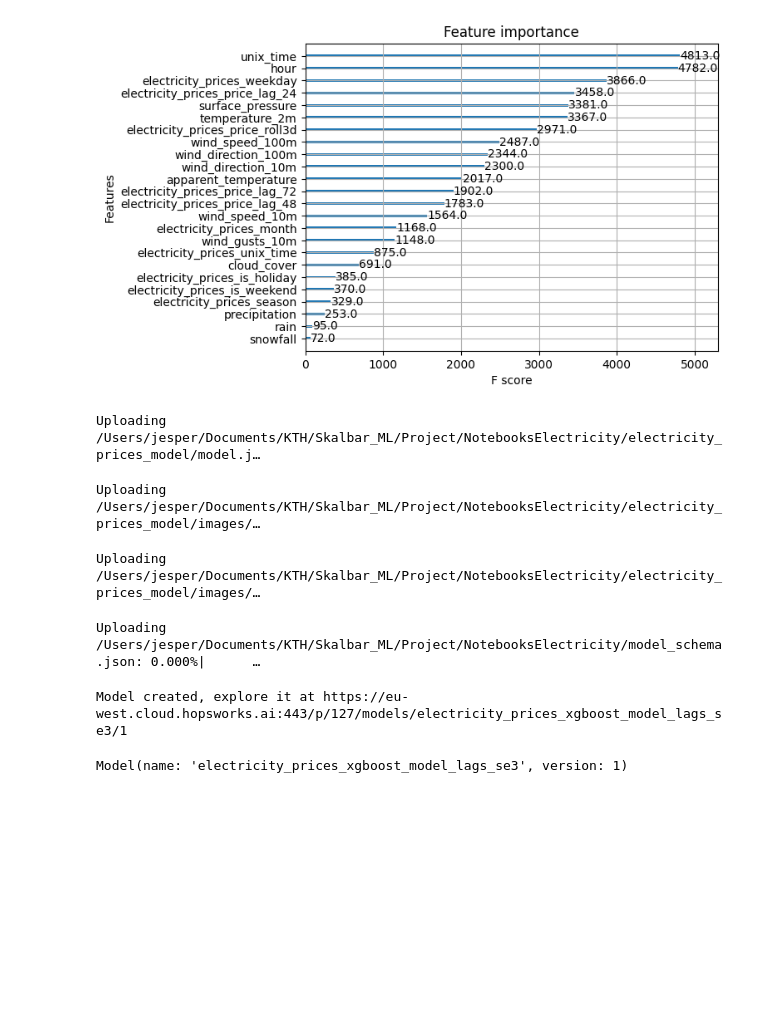
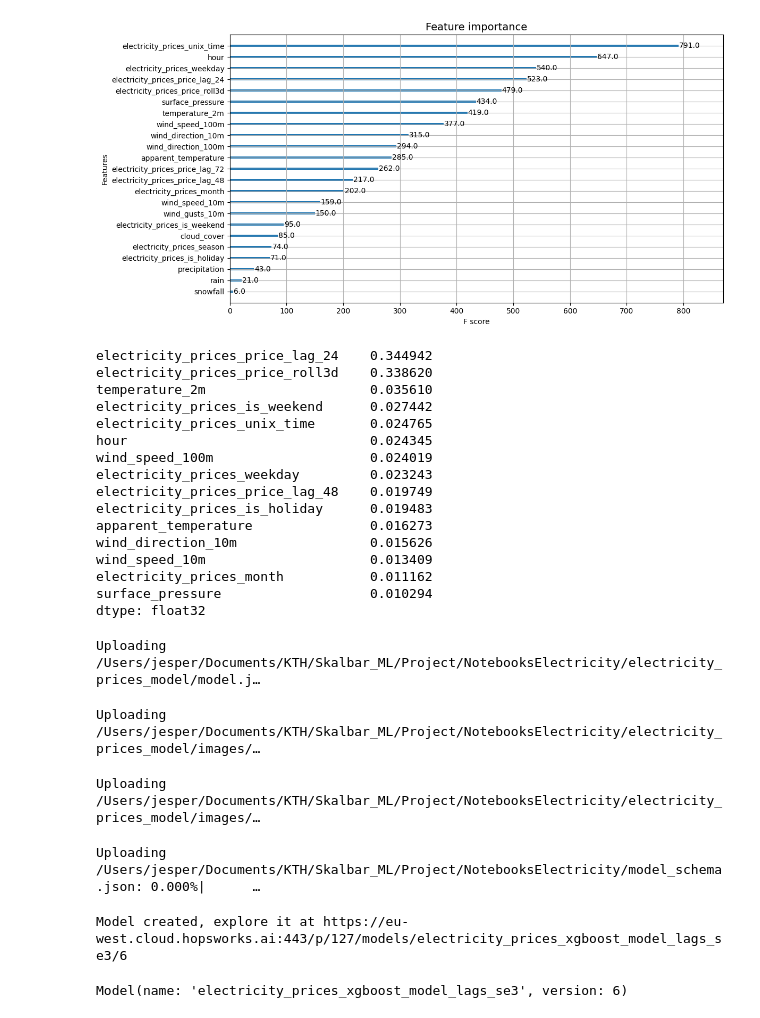
Before and after one commit to Jeppcode/Electricity-Price-Forecast, a Jupyter notebook: NotebooksElectricity/3_electricity_prices_training_pipeline.ipynb, the cells around one changed output. Drawn from its saved outputs; the diff is of its cells as text; code cells hidden in the pictures; blank space fills up the shorter version.

Commit message:
Fixed plots and structure

```diff
--- a/NotebooksElectricity/3_electricity_prices_training_pipeline.ipynb
+++ b/NotebooksElectricity/3_electricity_prices_training_pipeline.ipynb
@@ -173,4 +155,17 @@ X_train
 # %%
-cat_cols = [c for c in X_train.columns if 'price_area' in c]
-X_features = X_train.drop(columns=['date'] + cat_cols)
-X_test_features = X_test.drop(columns=['date'] + cat_cols)
+cat_cols = [c for c in X_train.columns if "price_area" in c]
+
+# Feature matrix
+DROP_UNIX_TIME = True
+
+drop_cols = ["date"] + cat_cols
+if DROP_UNIX_TIME and "unix_time" in X_train.columns:
+    drop_cols += ["unix_time"]
+
+X_features = X_train.drop(columns=drop_cols)
+X_test_features = X_test.drop(columns=drop_cols)
+
+y_train_vec = y_train.iloc[:, 0]
+y_test_vec = y_test.iloc[:, 0]
+
+print(f"Using {X_features.shape[1]} features. Dropped: {drop_cols}")
@@ -273,9 +345,7 @@ df.head(5)
 # %%
-# Creating a directory for the model artifacts if it doesn't exist
+# Artifacts
 model_dir = "electricity_prices_model"
-if not os.path.exists(model_dir):
-    os.mkdir(model_dir)
-images_dir = model_dir + "/images"
-if not os.path.exists(images_dir):
-    os.mkdir(images_dir)
+os.makedirs(model_dir, exist_ok=True)
+images_dir = os.path.join(model_dir, "images")
+os.makedirs(images_dir, exist_ok=True)
 # %%
@@ -295,9 +371,32 @@ plt.show()
 # %%
-# Plotting feature importances using the plot_importance function from XGBoost
-plot_importance(xgb_regressor)
-feature_importance_path = images_dir + "/feature_importance.png"
-plt.savefig(feature_importance_path)
+feature_importance_path = os.path.join(images_dir, "feature_importance.png")
+
+fig_imp, ax_imp = plt.subplots(figsize=(12, 6))
+plot_importance(xgb_regressor, ax=ax_imp)
+ax_imp.set_title("Feature importance", fontsize=14)
+fig_imp.tight_layout()
+fig_imp.savefig(feature_importance_path)
 plt.show()
+plt.close(fig_imp)
+
+fi = pd.Series(xgb_regressor.feature_importances_, index=X_features.columns).sort_values(ascending=False)
+fi.head(15)
 # %% [output]
-[figure, old version]
+[figure, new version]
+electricity_prices_price_lag_24    0.344942
+electricity_prices_price_roll3d    0.338620
+temperature_2m                     0.035610
+electricity_prices_is_weekend      0.027442
+electricity_prices_unix_time       0.024765
+hour                               0.024345
+wind_speed_100m                    0.024019
+electricity_prices_weekday         0.023243
+electricity_prices_price_lag_48    0.019749
+electricity_prices_is_holiday      0.019483
+apparent_temperature               0.016273
+wind_direction_10m                 0.015626
+wind_speed_10m                     0.013409
+electricity_prices_month           0.011162
+surface_pressure                   0.010294
+dtype: float32
 # %%
@@ -311,22 +415,21 @@ res_dict = {
 # %%
 mr = project.get_model_registry()
 
-# Register a per-sensor model name
+# Model registry
 model_name = f"electricity_prices_xgboost_model_lags_{PRICE_AREA.lower()}"
 
-aq_model = mr.python.create_model(
+ep_model = mr.python.create_model(
     name=model_name,
-    metrics= res_dict,
+    metrics=res_dict,
     feature_view=feature_view,
-    description=f"Electricity prices predictor with electricity price lag features for {PRICE_AREA}",
+    description=f"Electricity price predictor with lag features for {PRICE_AREA}",
 )
 
-# Saving the model artifacts to the 'air_quality_model' directory in the model registry
-aq_model.save(model_dir)
+ep_model.save(model_dir)
 # %% [output]
 Uploading /Users/jesper/Documents/KTH/Skalbar_ML/Project/NotebooksElectricity/electricity_prices_model/model.j…
 Uploading /Users/jesper/Documents/KTH/Skalbar_ML/Project/NotebooksElectricity/electricity_prices_model/images/…
 Uploading /Users/jesper/Documents/KTH/Skalbar_ML/Project/NotebooksElectricity/electricity_prices_model/images/…
 Uploading /Users/jesper/Documents/KTH/Skalbar_ML/Project/NotebooksElectricity/model_schema.json: 0.000%|      …
-Model created, explore it at https://eu-west.cloud.hopsworks.ai:443/p/127/models/electricity_prices_xgboost_model_lags_se3/1
+Model created, explore it at https://eu-west.cloud.hopsworks.ai:443/p/127/models/electricity_prices_xgboost_model_lags_se3/6
-Model(name: 'electricity_prices_xgboost_model_lags_se3', version: 1)
+Model(name: 'electricity_prices_xgboost_model_lags_se3', version: 6)
```
Also changed, not shown: parts of 16 cells of this notebook, 12 other files.
